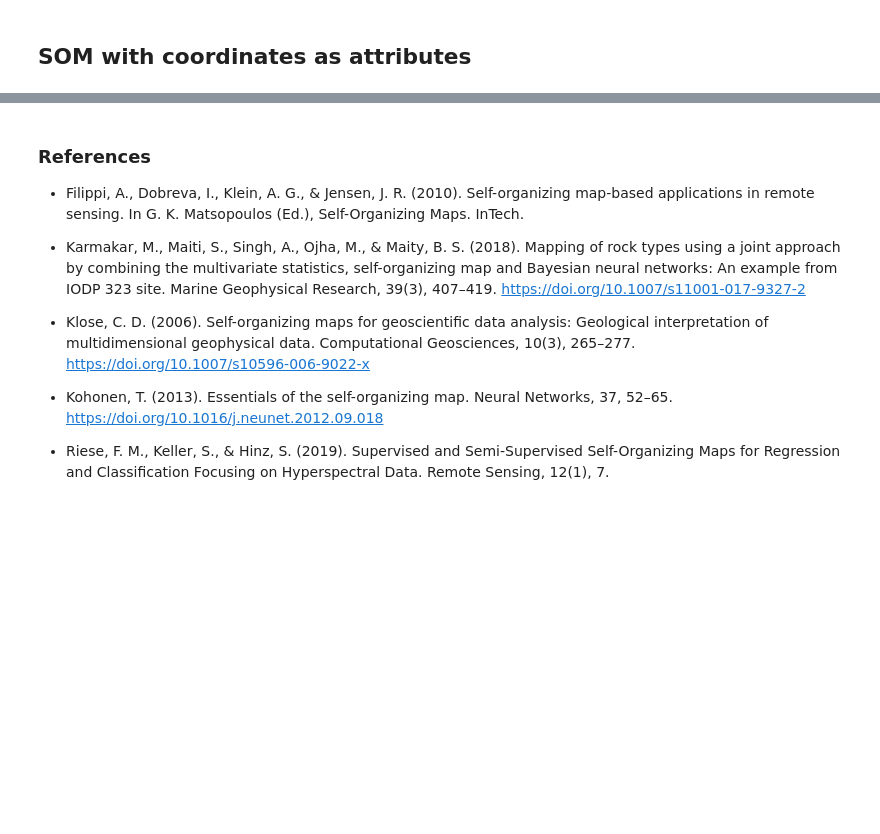
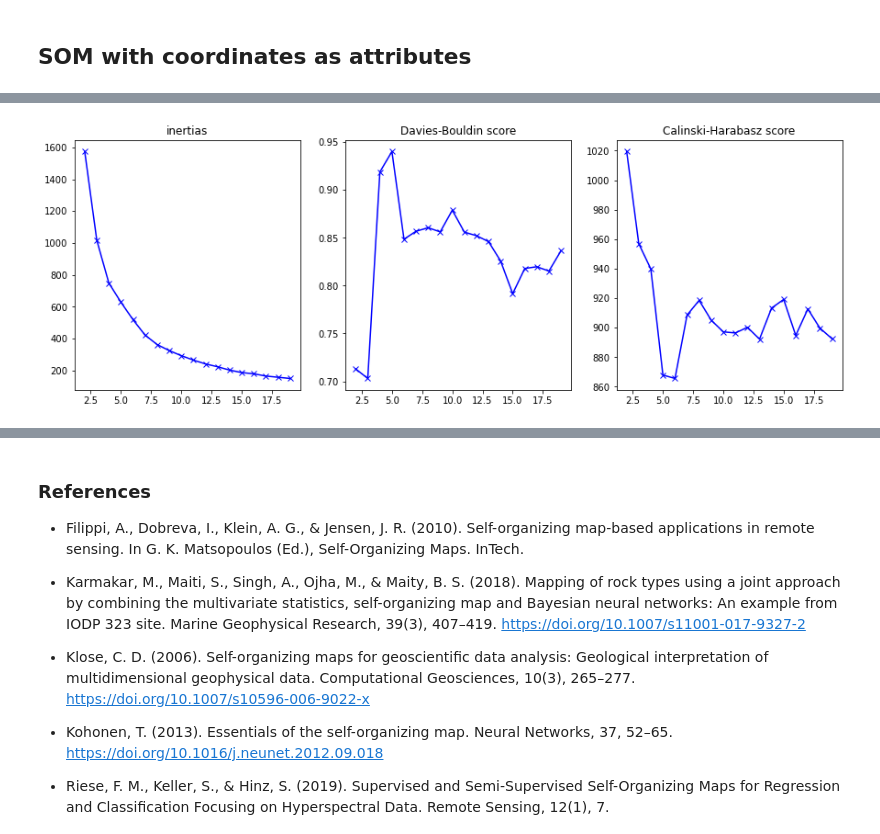
Before and after one commit to drdebivre/Thesis_EMIclass, a Jupyter notebook: 4.SOM.ipynb, the cells around one changed output, grey strips where cells are left out. Cells and saved outputs as stored; diff of their text form; code cells hidden in the pictures; blank space fills up the shorter version.

```diff
--- a/4.SOM.ipynb
+++ b/4.SOM.ipynb
@@ -233,0 +290,24 @@ df_std = pd.DataFrame(prep.StandardScaler().fit_transform(df_nona))
+# %%
+neurons = somxy.get_weights().reshape(gridrows*gridcols,8)
+K = range(2,20)
+inertias = []
+DB_score = []
+CH_score = []
+
+for k in K:
+    clusterSOM = KMeans(n_clusters=k, random_state=0, n_init=5, init='k-means++').fit(neurons)
+    inertias.append(clusterSOM.inertia_)
+    labs = clusterSOM.labels_
+    DB_score.append(davies_bouldin_score(neurons, labs))
+    CH_score.append(calinski_harabasz_score(neurons, labs))
+
+fig, (ax0, ax1, ax2) = plt.subplots(1,3, figsize=(15,5))
+ax0.plot(K, inertias, 'bx-')
+ax0.set_title('inertias')
+ax1.plot(K, DB_score, 'bx-')
+ax1.set_title('Davies-Bouldin score')
+ax2.plot(K, CH_score, 'bx-')
+ax2.set_title('Calinski-Harabasz score')
+plt.show()
+# %% [output]
+[figure, added]
```
Also changed, not shown: parts of 9 cells of this notebook.
